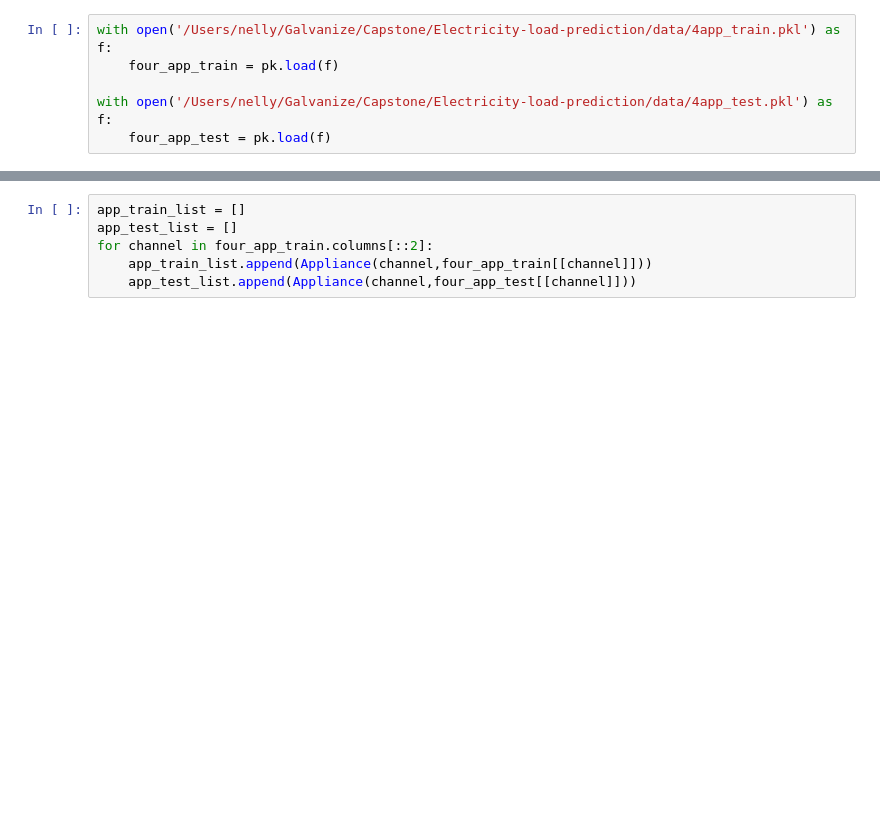
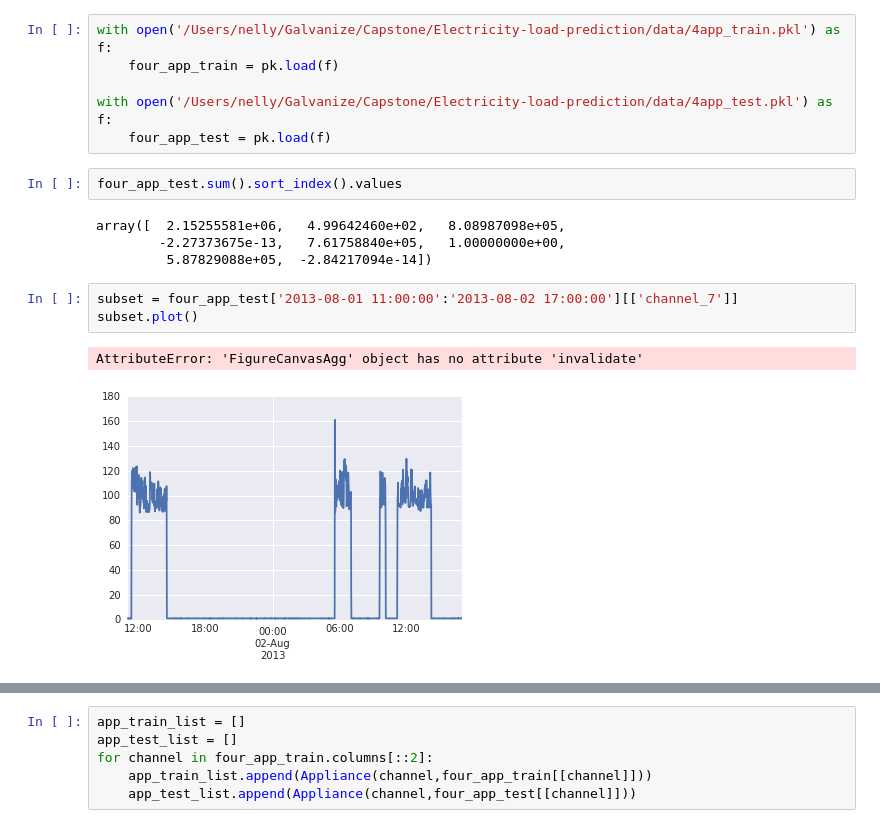
Before and after one commit to pipette/Electricity-load-disaggregation, a Jupyter notebook: code/Explore toolkit.ipynb, the cells around one changed output, grey strips where cells are left out. Saved outputs shown, nothing was run; the diff lists cells and outputs as text; blank space fills up the shorter version.

```diff
--- a/code/Explore toolkit.ipynb
+++ b/code/Explore toolkit.ipynb
@@ -40,3 +41,15 @@ with open('/Users/nelly/Galvanize/Capstone/Electricity-load-prediction/data/4app
 
 with open('/Users/nelly/Galvanize/Capstone/Electricity-load-prediction/data/4app_test.pkl') as f:
     four_app_test = pk.load(f)
+# %%
+four_app_test.sum().sort_index().values
+# %% [output]
+array([  2.15255581e+06,   4.99642460e+02,   8.08987098e+05,
+        -2.27373675e-13,   7.61758840e+05,   1.00000000e+00,
+         5.87829088e+05,  -2.84217094e-14])
+# %%
+subset = four_app_test['2013-08-01 11:00:00':'2013-08-02 17:00:00'][['channel_7']]
+subset.plot()
+# %% [output]
+AttributeError: 'FigureCanvasAgg' object has no attribute 'invalidate'
+[figure, added]
```
Also changed, not shown: parts of 9 cells of this notebook, 13 other files.
